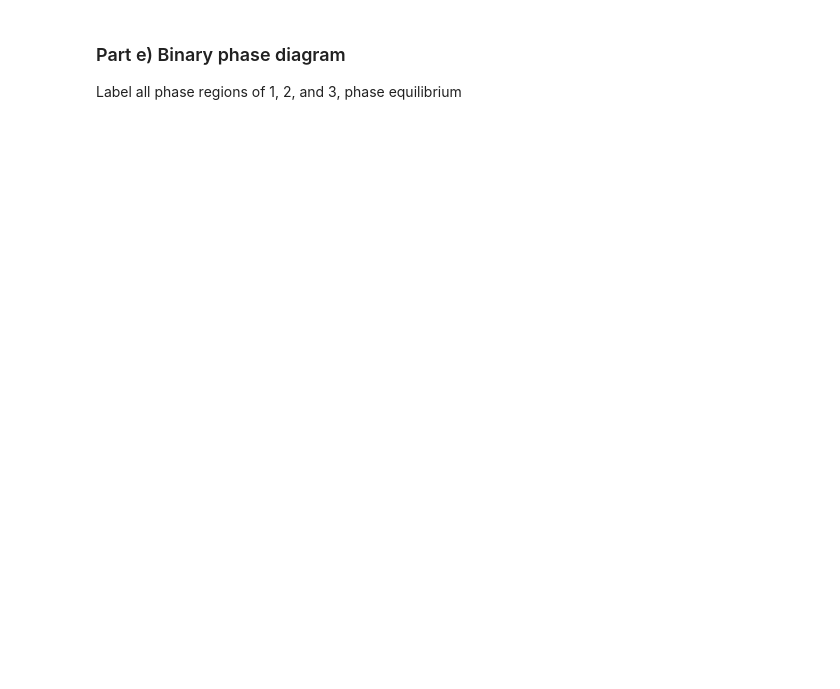
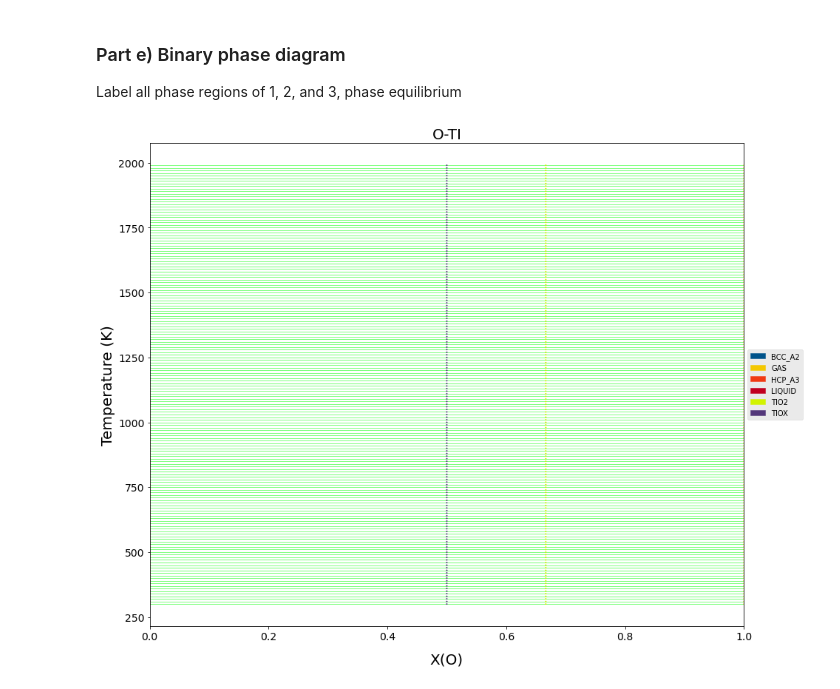
Before and after one commit to jkboualavong/MATSE580-pycalphad, a Jupyter notebook: Homework2/TiO Properties.ipynb, the cells around one changed output. Saved outputs shown, nothing was run; the diff lists cells and outputs as text; code cells hidden in the pictures; blank space fills up the shorter version.

```diff
--- a/Homework2/TiO Properties.ipynb
+++ b/Homework2/TiO Properties.ipynb
@@ -223,3 +292,23 @@ T = 298 K as a function of composition
 # %% [markdown]
 ### Part e) Binary phase diagram
 Label all phase regions of 1, 2, and 3, phase equilibrium
+# %%
+import matplotlib.pyplot as plt
+from pycalphad import Database, binplot
+import pycalphad.variables as v
+
+# Load database and choose the phases that will be considered
+db = Database('TiO_Complete.tdb')
+phases_rel = ['BCC_A2', 'GAS', 'HCP_A3', 'LIQUID', 'TIO2', 'TIOX']
+
+# Create a matplotlib Figure object and get the active Axes
+fig = plt.figure(figsize=(18,12))
+axes = fig.gca()
+
+# Compute the phase diagram and plot it on the existing axes using the `plot_kwargs={'ax': axes}` keyword argument
+plt.style.use('ggplot')
+binplot(db, ['TI', 'O', 'VA'] , phases_rel, {v.X('O'):(0,1,0.02), v.T: (300, 2000, 10), v.P:101325, v.N: 1}, plot_kwargs={'ax': axes})
+
+plt.show()
+# %% [output]
+[figure, added]
```
Also changed, not shown: parts of 4 cells of this notebook.
